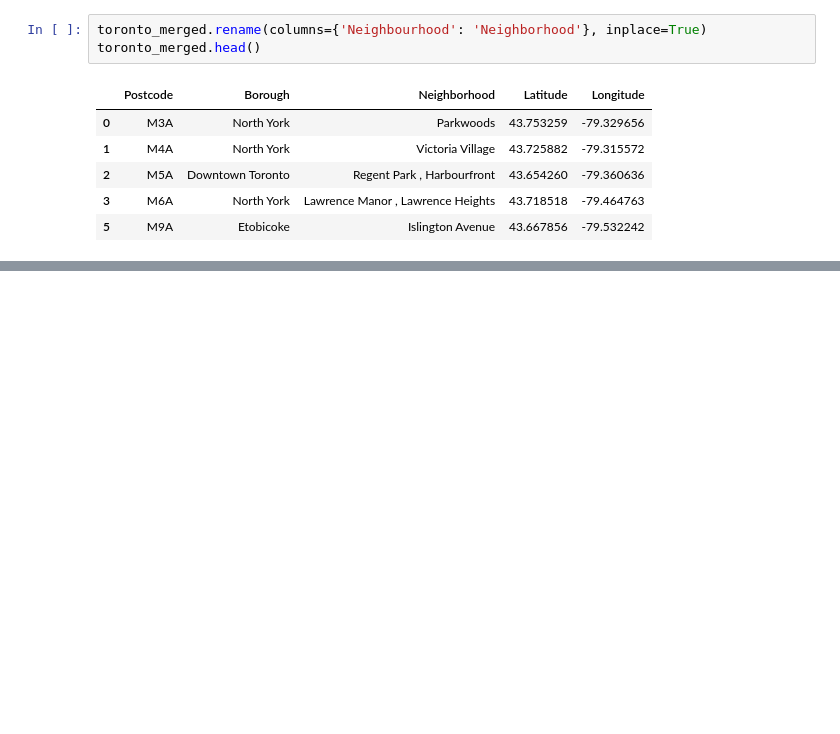
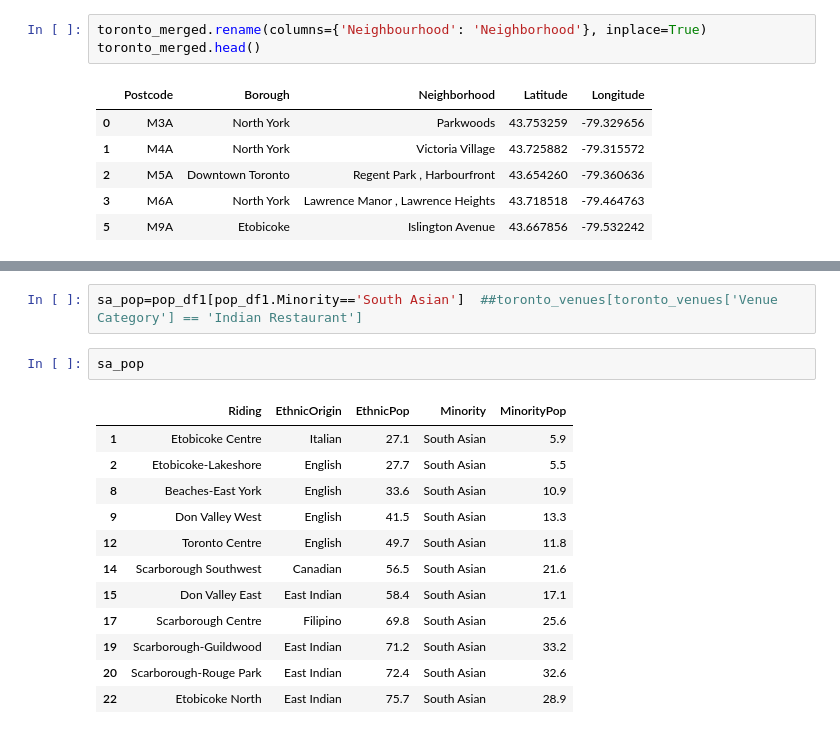
Before and after one commit to Amtul-Aziz/Applied-DS-Capstone, a Jupyter notebook: Final-assessment.ipynb, the cells around one changed output, grey strips where cells are left out. Saved outputs shown, nothing was run; the diff lists cells and outputs as text; blank space fills up the shorter version.

```diff
--- a/Final-assessment.ipynb
+++ b/Final-assessment.ipynb
@@ -665,0 +578,17 @@ toronto_merged1.loc[toronto_merged1['Borough']=='Etobicoke North']
+# %%
+sa_pop=pop_df1[pop_df1.Minority=='South Asian']  ##toronto_venues[toronto_venues['Venue Category'] == 'Indian Restaurant']
+# %%
+sa_pop
+# %% [output]
+|  | Riding | EthnicOrigin | EthnicPop | Minority | MinorityPop |
+| 1 | Etobicoke Centre | Italian | 27.1 | South Asian | 5.9 |
+| 2 | Etobicoke-Lakeshore | English | 27.7 | South Asian | 5.5 |
+| 8 | Beaches-East York | English | 33.6 | South Asian | 10.9 |
+| 9 | Don Valley West | English | 41.5 | South Asian | 13.3 |
+| 12 | Toronto Centre | English | 49.7 | South Asian | 11.8 |
+| 14 | Scarborough Southwest | Canadian | 56.5 | South Asian | 21.6 |
+| 15 | Don Valley East | East Indian | 58.4 | South Asian | 17.1 |
+| 17 | Scarborough Centre | Filipino | 69.8 | South Asian | 25.6 |
+| 19 | Scarborough-Guildwood | East Indian | 71.2 | South Asian | 33.2 |
+| 20 | Scarborough-Rouge Park | East Indian | 72.4 | South Asian | 32.6 |
+| 22 | Etobicoke North | East Indian | 75.7 | South Asian | 28.9 |
```
Also changed, not shown: parts of 36 cells of this notebook.
